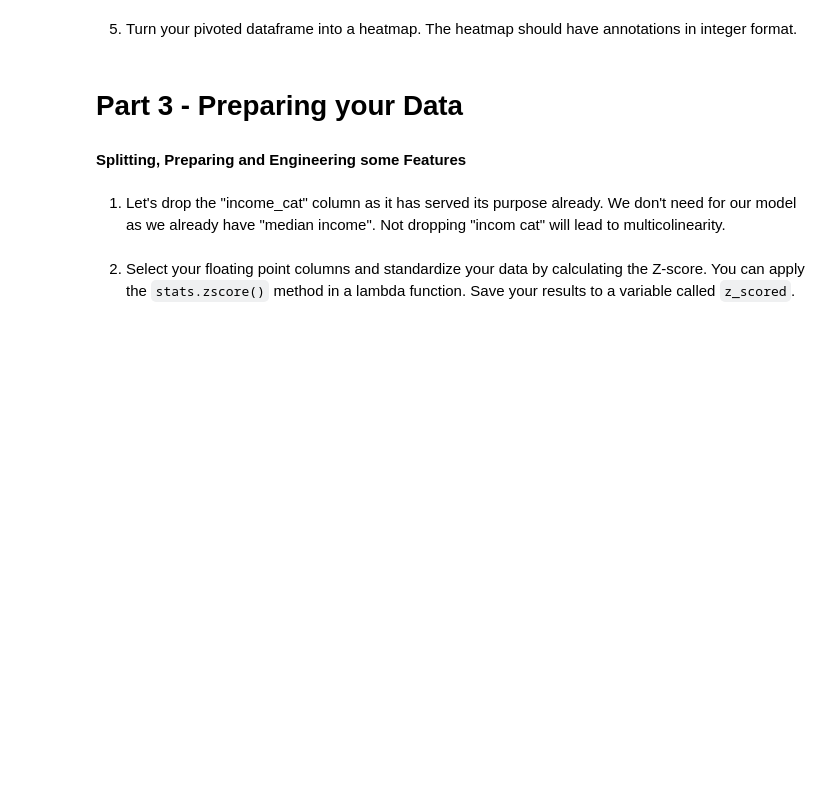
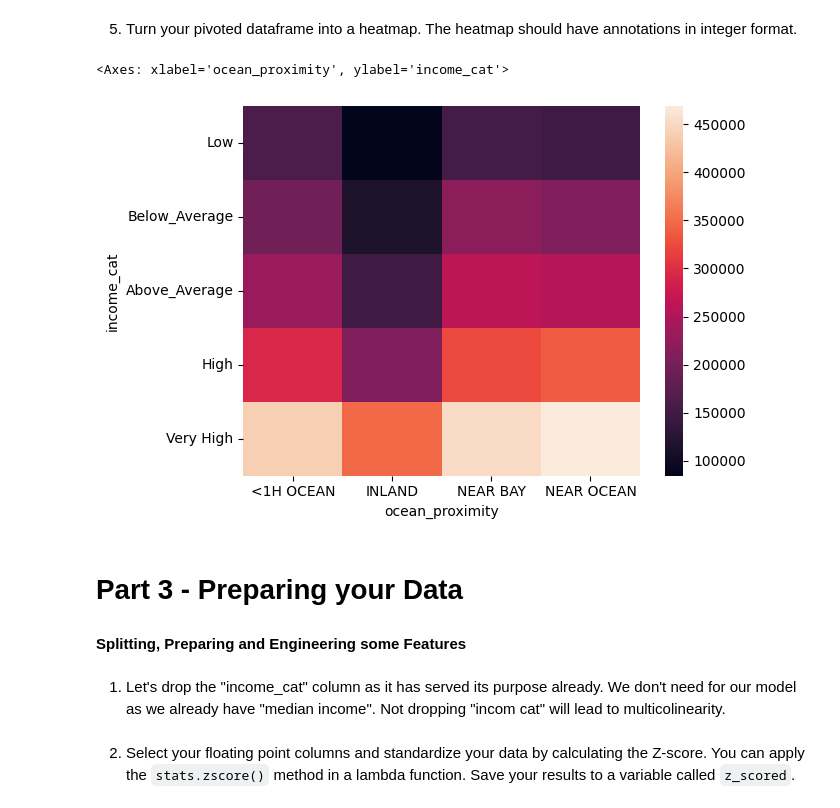
Before and after one commit to chandlershortlidge/lab-ml-and-linear-regression, a Jupyter notebook: your-code/main.ipynb, the cells around one changed output. Saved outputs shown, nothing was run; the diff lists cells and outputs as text; code cells hidden in the pictures; blank space fills up the shorter version.

Commit message:
heatmap

```diff
--- a/your-code/main.ipynb
+++ b/your-code/main.ipynb
@@ -312,3 +312,14 @@ sns.barplot(data=housing,
 [figure]
 # %% [markdown]
 4. Create a pivoted dataframe where you have the values of the "income cat" column as indices and the values of the "ocean_proximity" column as columns. Also drop the "ISLAND" column that you'll get.
+# %%
+pivoted_table = pd.pivot_table(housing,
+               index="income_cat",
+               columns="ocean_proximity",
+               values="median_house_value",
+               aggfunc="mean")
+
+
+pivoted_table = pivoted_table.drop(columns="ISLAND")
+
+pivoted_table
@@ -315,5 +334,10 @@ sns.barplot(data=housing,
 # %% [markdown]
 5. Turn your pivoted dataframe into a heatmap. The heatmap should have annotations in integer format.
+# %%
+sns.heatmap(pivoted_table)
+# %% [output]
+<Axes: xlabel='ocean_proximity', ylabel='income_cat'>
+[figure, added]
 # %% [markdown]
 # Part 3 - Preparing your Data
 
```
Also changed, not shown: parts of 1 cell of this notebook.
